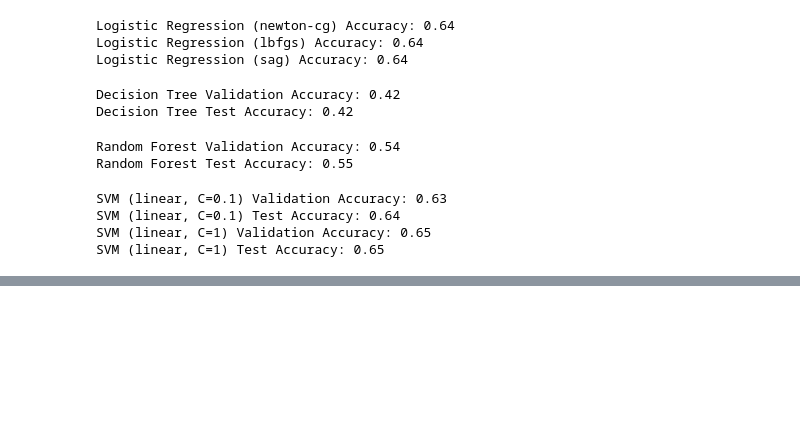
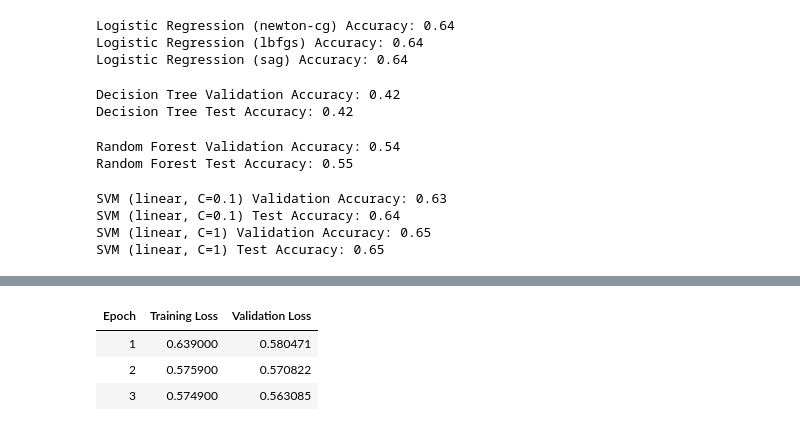
Before and after one commit to Malek9876/LLM-Based-Text-Classification, a Jupyter notebook: Sentiment_Analysis_Using_Naive_Bayes.ipynb, the cells around one changed output, grey strips where cells are left out. Cells and saved outputs as stored; diff of their text form; code cells hidden in the pictures; blank space fills up the shorter version.

```diff
--- a/Sentiment_Analysis_Using_Naive_Bayes.ipynb
+++ b/Sentiment_Analysis_Using_Naive_Bayes.ipynb
@@ -929,0 +731,86 @@ torch.cuda.empty_cache()  # This is important!
+# %%
+%pip install evaluate peft datasets
+%pip install accelerate>=0.26.0
+%pip install transformers[torch]
+import torch
+import pandas as pd
+from transformers import RobertaTokenizer, RobertaForSequenceClassification, TrainingArguments, Trainer, DataCollatorForLanguageModeling
+from peft import LoraConfig, get_peft_model, TaskType
+import evaluate
+from datasets import Dataset
+from transformers import DataCollatorWithPadding # Import DataCollatorWithPadding
+
+
+
+# Check if GPU is available
+device = "cuda" if torch.cuda.is_available() else "cpu"
+print(f"Using device: {device}")
+
+# Load tokenizer and base model
+model_name = "cardiffnlp/twitter-roberta-base-sentiment"
+tokenizer = RobertaTokenizer.from_pretrained(model_name)
+model = RobertaForSequenceClassification.from_pretrained(model_name, num_labels=3).to(device)  # 3 sentiment classes
+
+# Apply LoRA
+lora_config = LoraConfig(
+    r=8,
+    lora_alpha=16,
+    target_modules=["query", "value"],
+    lora_dropout=0.1,
+    bias="none",
+    task_type=TaskType.SEQ_CLS
+)
+model = get_peft_model(model, lora_config)
+model.print_trainable_parameters()
+
+# Convert DataFrames to Hugging Face Dataset
+train_dataset = Dataset.from_pandas(train_df)
+test_dataset = Dataset.from_pandas(test_df)
+val_df = pd.DataFrame({'processed_text': val_x, 'labels': val_y})
+valdataset = Dataset.from_pandas(val_df) # Convert val_df to Hugging Face Dataset
+
+
+# Tokenize function
+def tokenize_function(examples):
+    return tokenizer(examples["processed_text"], padding="max_length", truncation=True, max_length=MAX_LENGTH)
+
+train_dataset = train_dataset.map(tokenize_function, batched=True)
+
+test_dataset = test_dataset.map(tokenize_function, batched=True)
+valdataset = valdataset.map(tokenize_function, batched=True) # Tokenize valdataset
+
+# Training arguments
+training_args = TrainingArguments(
+    output_dir="./results",
+    evaluation_strategy="epoch",
+    save_strategy="epoch",
+    logging_dir="./logs",
+    per_device_train_batch_size=32,  # Increase batch size for GPU
+    per_device_eval_batch_size=16,
+    num_train_epochs=3,
+    weight_decay=0.01,
+    save_total_limit=2,
+    push_to_hub=False,
+    report_to="none",
+    fp16=True  # Enable mixed precision for faster training
+)
+
+data_collator = DataCollatorWithPadding(tokenizer=tokenizer) # Use DataCollatorWithPadding
+
+# Trainer
+trainer = Trainer(
+        model=model,
+        args=training_args,
+        data_collator=data_collator,
+        train_dataset=train_dataset,
+        eval_dataset=valdataset
+)
+
+
+# Train model on GPU
+trainer.train()
+
+# Evaluate model on test set
+results = trainer.evaluate(test_dataset)
+print(results)
+# %% [output]
@@ -929,0 +835,4 @@ torch.cuda.empty_cache()  # This is important!
+| Epoch | Training Loss | Validation Loss |
+| 1 | 0.639000 | 0.580471 |
+| 2 | 0.575900 | 0.570822 |
+| 3 | 0.574900 | 0.563085 |
```
Also changed, not shown: parts of 12 cells of this notebook.
